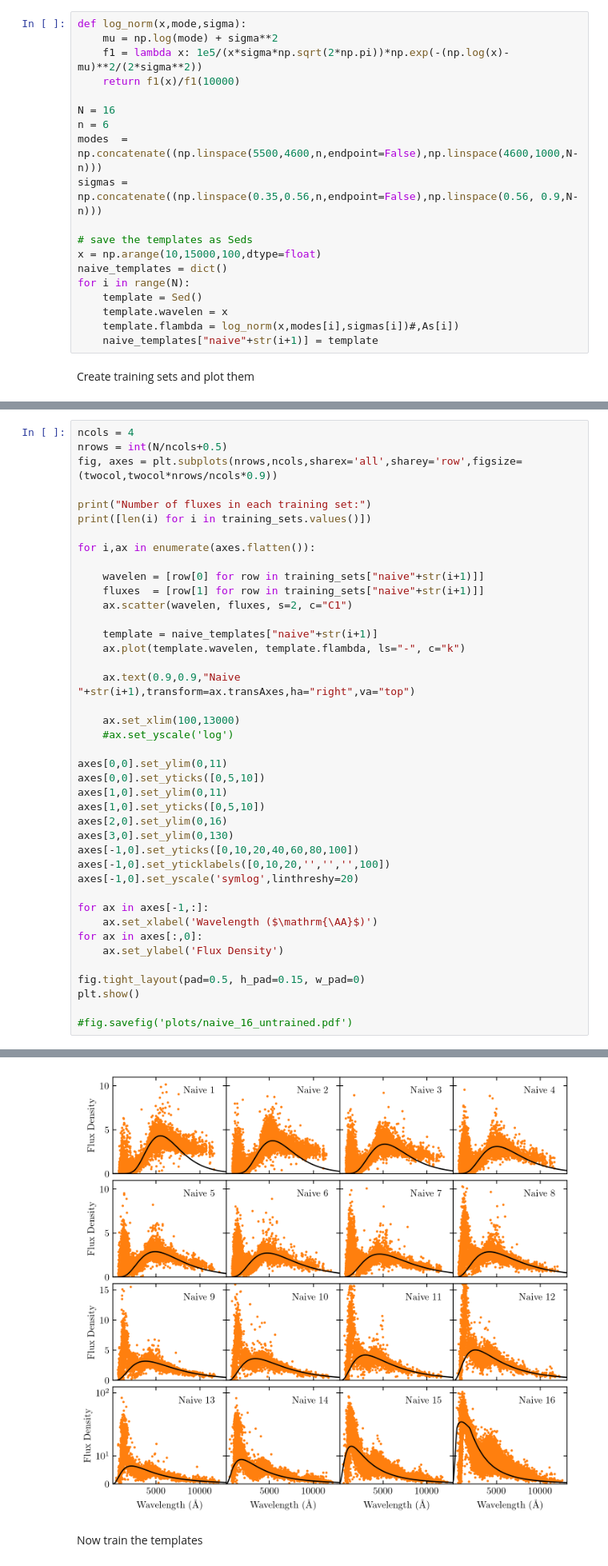
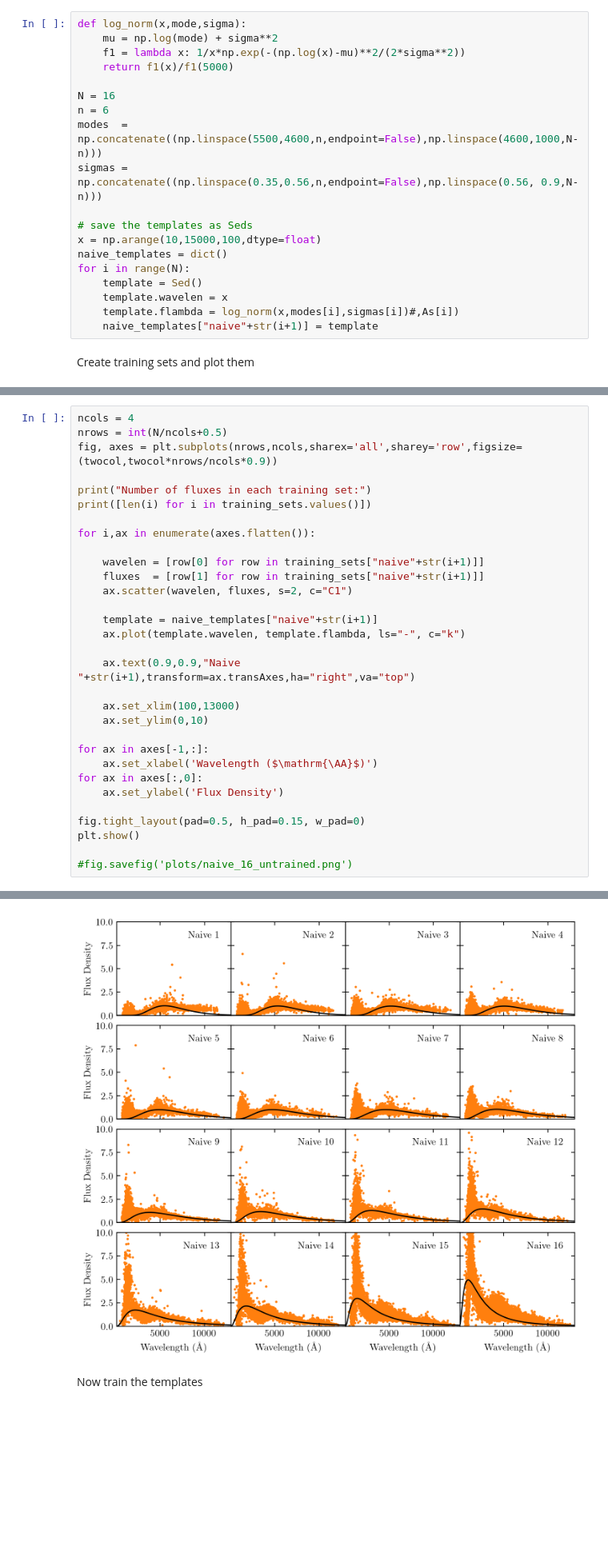
Before and after one commit to dirac-institute/photoz_template_learning, a Jupyter notebook: training_naive16.ipynb, the cells around one changed output, grey strips where cells are left out. Shown at 80% size. Saved outputs shown, nothing was run; the diff lists cells and outputs as text; blank space fills up the shorter version.

```diff
--- a/training_naive16.ipynb
+++ b/training_naive16.ipynb
@@ -28,8 +28,8 @@ Create the naive templates
 # %%
 def log_norm(x,mode,sigma):
     mu = np.log(mode) + sigma**2
-    f1 = lambda x: 1e5/(x*sigma*np.sqrt(2*np.pi))*np.exp(-(np.log(x)-mu)**2/(2*sigma**2))
-    return f1(x)/f1(10000)
+    f1 = lambda x: 1/x*np.exp(-(np.log(x)-mu)**2/(2*sigma**2))
+    return f1(x)/f1(5000)
 
 N = 16
 n = 6
@@ -72,17 +72,7 @@ for i,ax in enumerate(axes.flatten()):
     ax.text(0.9,0.9,"Naive "+str(i+1),transform=ax.transAxes,ha="right",va="top")
 
     ax.set_xlim(100,13000)
-    #ax.set_yscale('log')
-
-axes[0,0].set_ylim(0,11)
-axes[0,0].set_yticks([0,5,10])
-axes[1,0].set_ylim(0,11)
-axes[1,0].set_yticks([0,5,10])
-axes[2,0].set_ylim(0,16)
-axes[3,0].set_ylim(0,130)
-axes[-1,0].set_yticks([0,10,20,40,60,80,100])
-axes[-1,0].set_yticklabels([0,10,20,'','','',100])
-axes[-1,0].set_yscale('symlog',linthreshy=20)
+    ax.set_ylim(0,10)
 
 for ax in axes[-1,:]:
     ax.set_xlabel('Wavelength ($\mathrm{\AA}$)')
@@ -92,6 +82,6 @@ for ax in axes[:,0]:
 fig.tight_layout(pad=0.5, h_pad=0.15, w_pad=0)
 plt.show()
 
-#fig.savefig('plots/naive_16_untrained.pdf')
+#fig.savefig('plots/naive_16_untrained.png')
 # %% [output]
 Number of fluxes in each training set:
@@ -99,4 +89,4 @@ Number of fluxes in each training set:
-[figure, old version]
+[figure, new version]
 # %% [markdown]
 Now train the templates
 # %%
```
Also changed, not shown: parts of 18 cells of this notebook, 23 other files.
